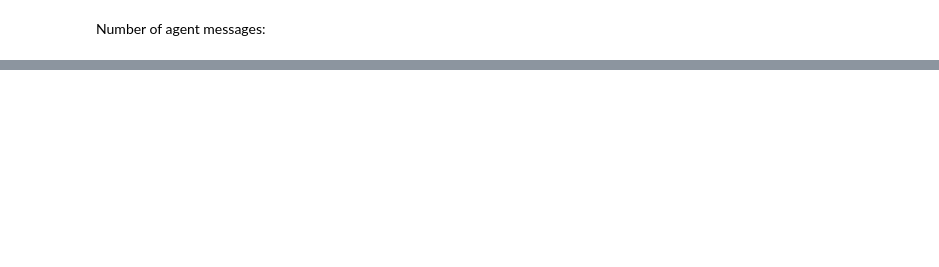
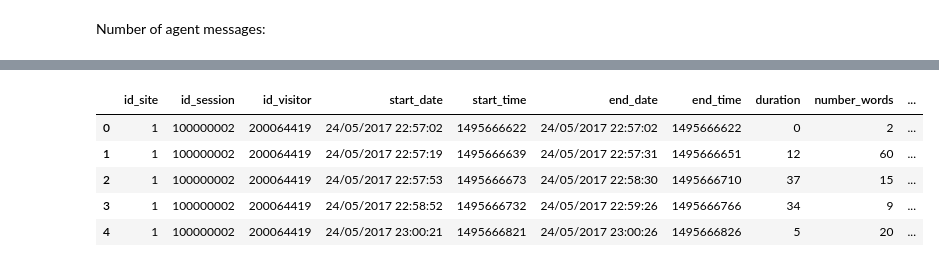
Before and after one commit to TamirS94/Service-system-research, a Jupyter notebook: nadav_new.ipynb, the cells around one changed output, grey strips where cells are left out. Saved outputs shown, nothing was run; the diff lists cells and outputs as text; code cells hidden in the pictures; blank space fills up the shorter version.

```diff
--- a/nadav_new.ipynb
+++ b/nadav_new.ipynb
@@ -67,0 +80,9 @@ df_messages_upd["id_session"].nunique()
+# %%
+df.head(5)
+# %% [output]
+|  | id_site | id_session | id_visitor | start_date | start_time | end_date | end_time | duration | number_words | ... |
+| 0 | 1 | 100000002 | 200064419 | 24/05/2017 22:57:02 | 1495666622 | 24/05/2017 22:57:02 | 1495666622 | 0 | 2 | ... |
+| 1 | 1 | 100000002 | 200064419 | 24/05/2017 22:57:19 | 1495666639 | 24/05/2017 22:57:31 | 1495666651 | 12 | 60 | ... |
+| 2 | 1 | 100000002 | 200064419 | 24/05/2017 22:57:53 | 1495666673 | 24/05/2017 22:58:30 | 1495666710 | 37 | 15 | ... |
+| 3 | 1 | 100000002 | 200064419 | 24/05/2017 22:58:52 | 1495666732 | 24/05/2017 22:59:26 | 1495666766 | 34 | 9 | ... |
+| 4 | 1 | 100000002 | 200064419 | 24/05/2017 23:00:21 | 1495666821 | 24/05/2017 23:00:26 | 1495666826 | 5 | 20 | ... |
```
Also changed, not shown: parts of 57 cells of this notebook, 2 other files.
